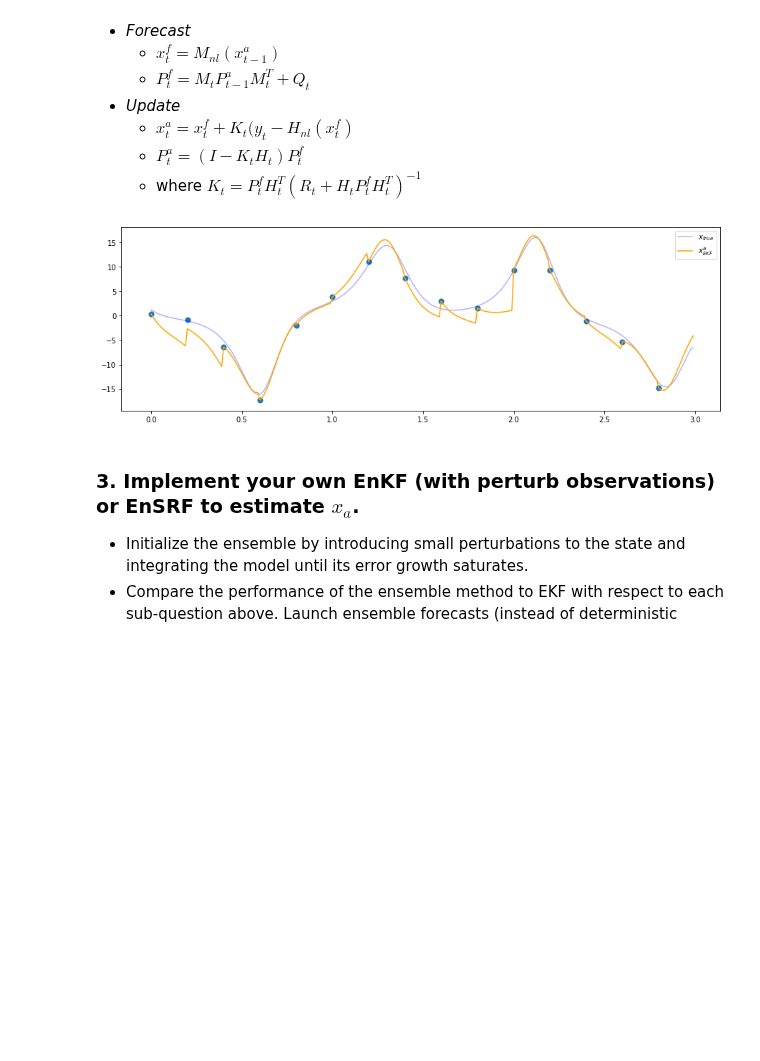
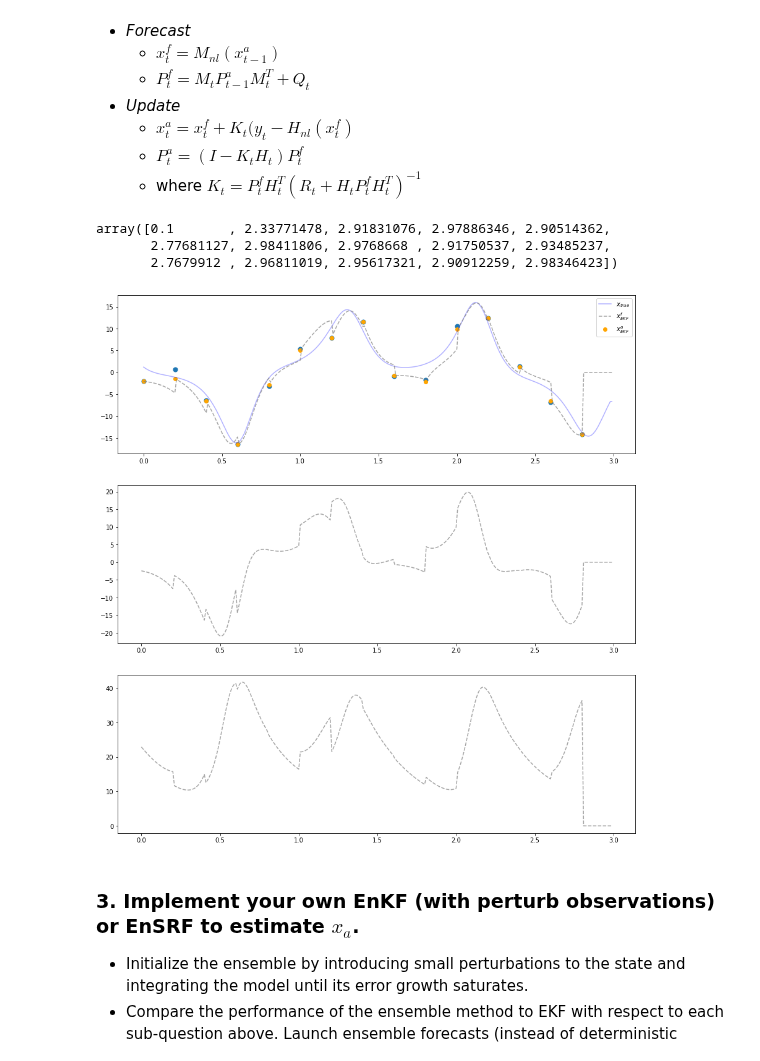
Before and after one commit to Markleonard1019/ASEN, a Jupyter notebook: midterm_Q2_alex.ipynb, the cells around one changed output. Cells and saved outputs as stored; diff of their text form; code cells hidden in the pictures; blank space fills up the shorter version.

```diff
--- a/midterm_Q2_alex.ipynb
+++ b/midterm_Q2_alex.ipynb
@@ -336,31 +356,39 @@ for i in range(1,N_sys):
+# %%
+Pa_EKF[0,0,:]
+# %% [output]
+array([0.1       , 2.33771478, 2.91831076, 2.97886346, 2.90514362,
+       2.77681127, 2.98411806, 2.9768668 , 2.91750537, 2.93485237,
+       2.7679912 , 2.96811019, 2.95617321, 2.90912259, 2.98346423])
 # %%
 ## Plot EKF analysis
 plt.figure(figsize=[15,16])
 
 ## Plot x1
 plt.subplot(3,1,1) ; plt.plot(t_sys, x_true[0,:], color='blue', label='$x_{true}$', alpha=0.3) ; plt.scatter(t_obs, y[0,:], s=50)
-# plt.plot(t_sys, np.ravel(xf_EKF[0,:]),color='grey',label='$x^f_{EKF}$', ls='--', alpha=0.7)
-plt.plot(t_sys, np.ravel(xa_EKF[0,:]),color='orange',label='$x^a_{EKF}$')
+plt.plot(t_sys, np.ravel(xf_EKF[0,:]),color='grey',label='$x^f_{EKF}$', ls='--', alpha=0.7)
+plt.scatter(t_obs, np.ravel(xa_EKF[0,:]),color='orange',label='$x^a_{EKF}$')
 # plt.plot(t_sys, np.ravel(xa_EKF[0,:] + Pa_EKF[1,1,:]),color='orange',label='$x^a_{EKF}$')
 # plt.plot(t_sys, np.ravel(x_true[0,:]) - np.ravel(xa_EKF[0,:] - 16),color='green', alpha=0.3, label='Residual', ls='--')
 # plt.plot(t_sys, np.ones_like(t_sys)*16,color='green', alpha=0.3)
 plt.legend()
 
 # ## Plot x2
+plt.subplot(3,1,2)
 # plt.subplot(3,1,2) ; plt.plot(t_sys, x_true[1,:], color='blue', label='$x_{true}$', alpha=0.3) ; plt.scatter(t_obs, y[1,:], s=50)
-# plt.plot(t_sys, np.ravel(xf_EKF[1,:]),color='grey',label='$x^f_{EKF}$', ls='--', alpha=0.7)
+plt.plot(t_sys, np.ravel(xf_EKF[1,:]),color='grey',label='$x^f_{EKF}$', ls='--', alpha=0.7)
 # plt.plot(t_sys, np.ravel(xa_EKF[1,:]),color='orange',label='$x^a_{EKF}$')
 # plt.legend()
 
-# ## Plot x3
+## Plot x3
+plt.subplot(3,1,3)
 # plt.subplot(3,1,3) ; plt.plot(t_sys, x_true[2,:], color='blue', label='$x_{true}$', alpha=0.3) ; plt.scatter(t_obs, y[2,:], s=50)
-# plt.plot(t_sys, np.ravel(xf_EKF[2,:]),color='grey',label='$x^f_{EKF}$', ls='--', alpha=0.7)
+plt.plot(t_sys, np.ravel(xf_EKF[2,:]),color='grey',label='$x^f_{EKF}$', ls='--', alpha=0.7)
 # plt.plot(t_sys, np.ravel(xa_EKF[2,:]),color='orange',label='$x^a_{EKF}$')
 # plt.legend()
 
 plt.show()
 # %% [output]
-[figure, old version]
+[figure, new version]
 # %% [markdown]
 ### 3. Implement your own EnKF (with perturb observations) or EnSRF to estimate $x_a$.
  - Initialize the ensemble by introducing small perturbations to the state and integrating the model until its error growth saturates.
```
Also changed, not shown: parts of 9 cells of this notebook.
